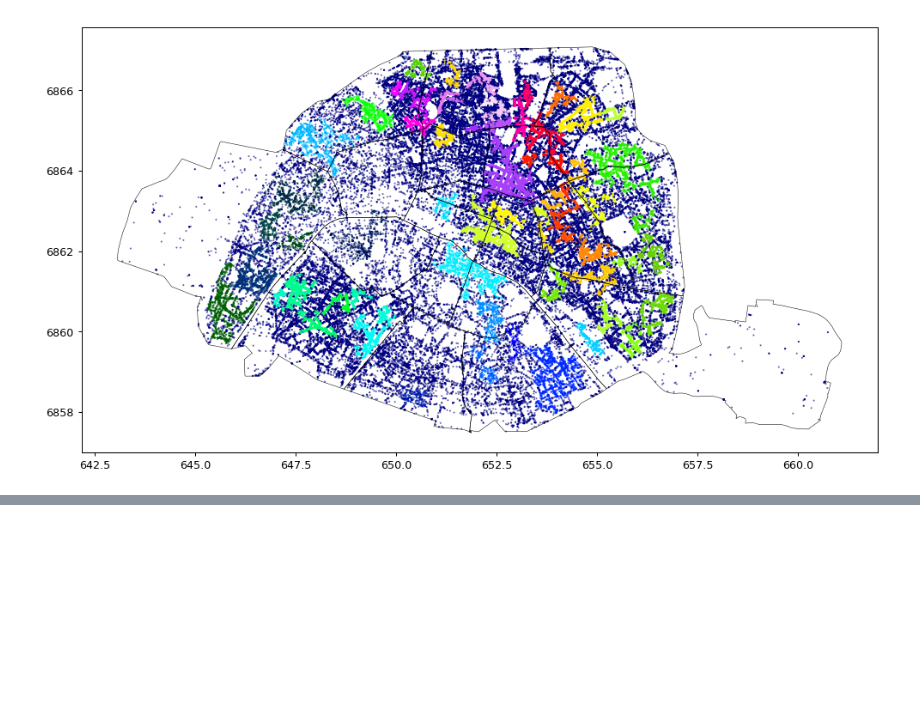
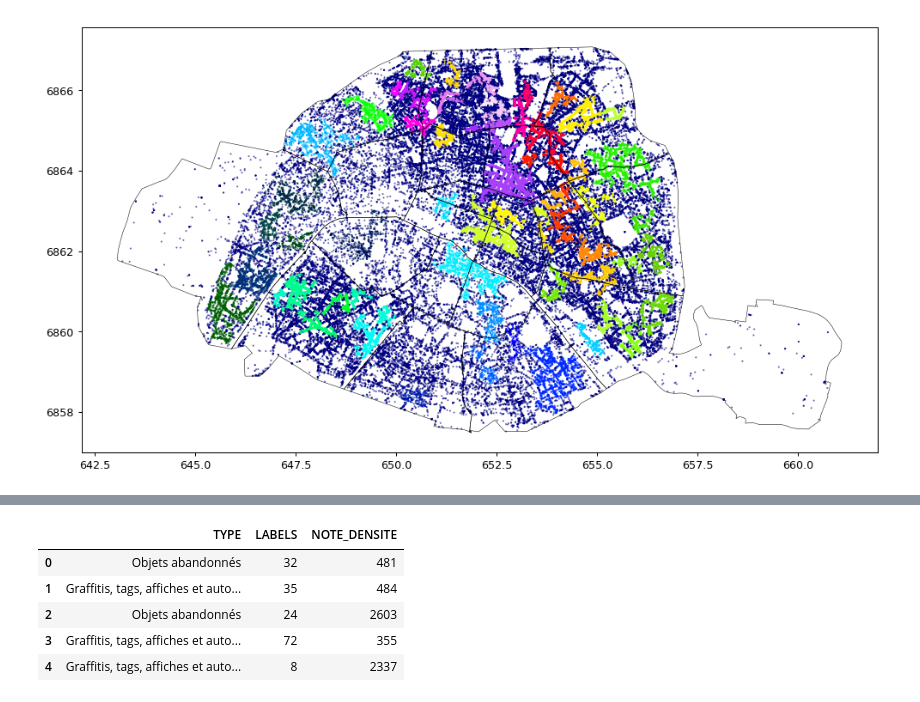
Before and after one commit to bouzianeo/anomaly-clustering, a Jupyter notebook: Clustering propreté Paris.ipynb, the cells around one changed output, grey strips where cells are left out. Saved outputs shown, nothing was run; the diff lists cells and outputs as text; code cells hidden in the pictures; blank space fills up the shorter version.

```diff
--- a/Clustering propreté Paris.ipynb
+++ b/Clustering propreté Paris.ipynb
@@ -147,7 +166,8 @@ for i, min_cluster_size in enumerate(range_min_cluster_size):
     for p in poly:
         x, y = p.exterior.xy
         ax[i//3][i%3].plot(x, y, color="k", linewidth=0.4)
-    ax[i//3][i%3].scatter(dechets_coord.x, dechets_coord.y, c=clstr_hdbscan.labels_, alpha=0.5, s = 0.5,cmap='gist_ncar')
+    ax[i//3][i%3].scatter(dechets_coord.x, dechets_coord.y, c=clstr_hdbscan.labels_, alpha=0.5, s = 0.5,\
+                          cmap='gist_ncar')
     ax[i//3][i%3].set_title("min cluster size=" + str(min_cluster_size), size=18)
     ax[i//3][i%3].set_aspect('equal')
 plt.tight_layout()
@@ -223,0 +232,14 @@ hdbscan pour trouver des zones puis frequence de sinistre par zone ?
+# %%
+dechets['LABELS']= (hdbscan.approximate_predict(clstr_hdbscan,dechets[['x','y']].values))[0]
+count = dechets[['TYPE','LABELS']].groupby(['LABELS']).count()
+dechets_note = dechets[['TYPE','LABELS']].merge(count,left_on='LABELS', right_on='LABELS', how='left')
+dechets_note.rename(columns={"TYPE_x": "TYPE", "TYPE_y": "NOTE_DENSITE"},inplace=True)
+dechets_note = dechets_note[dechets_note["LABELS"] != -1]
+dechets_note.head()
+# %% [output]
+|  | TYPE | LABELS | NOTE_DENSITE |
+| 0 | Objets abandonnés | 32 | 481 |
+| 1 | Graffitis, tags, affiches et auto... | 35 | 484 |
+| 2 | Objets abandonnés | 24 | 2603 |
+| 3 | Graffitis, tags, affiches et auto... | 72 | 355 |
+| 4 | Graffitis, tags, affiches et auto... | 8 | 2337 |
```
Also changed, not shown: parts of 33 cells of this notebook.
